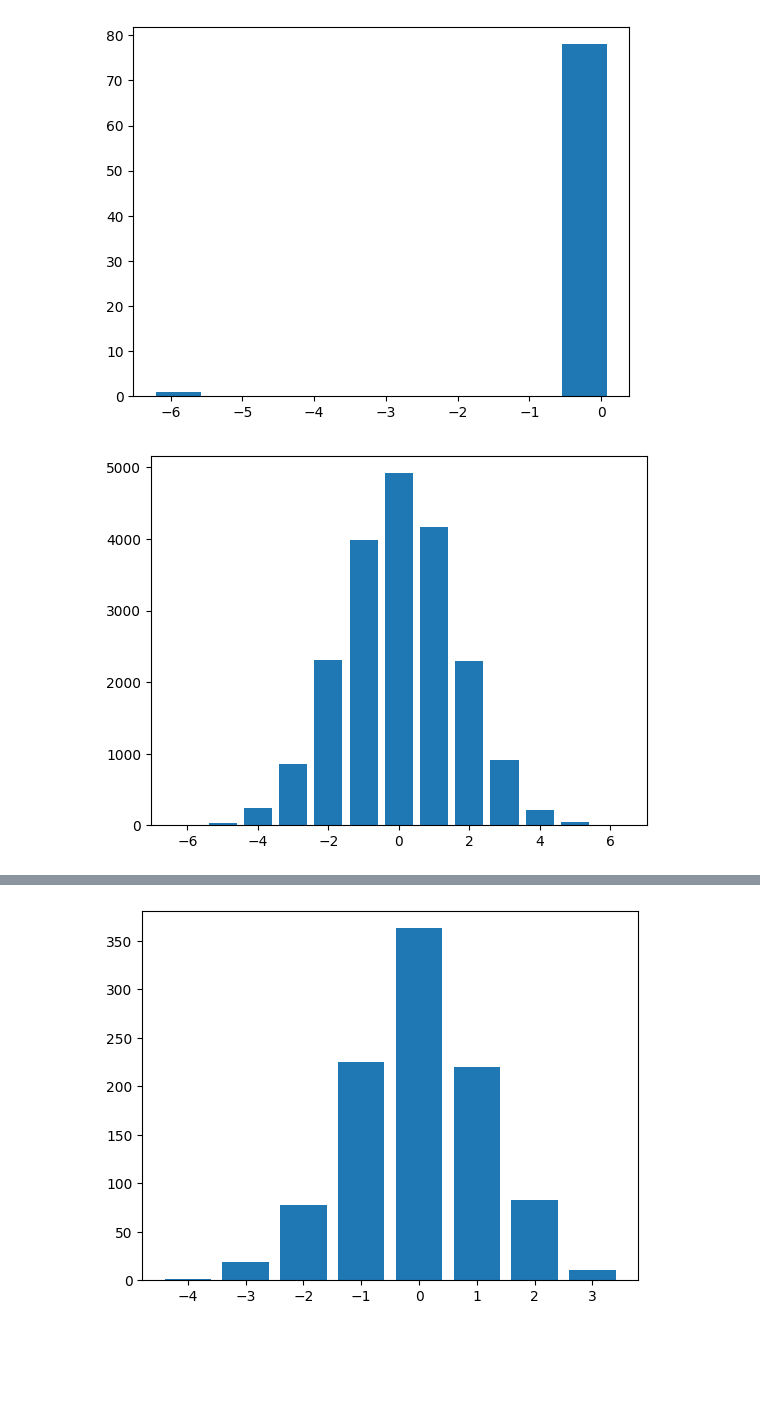
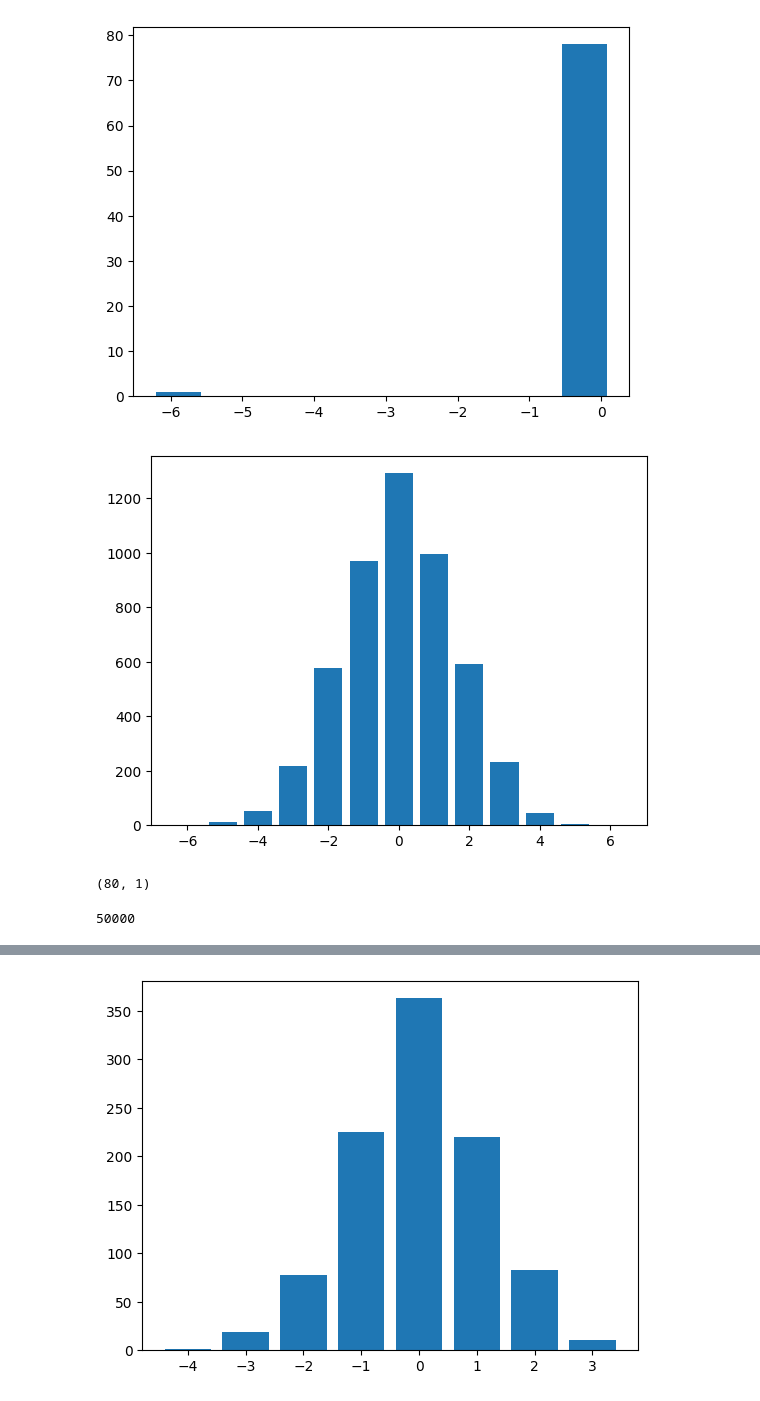
Before and after one commit to Gug-Young/Active_Rotator, a Jupyter notebook: Q-state/20240109 Qstate.ipynb, the cells around one changed output, grey strips where cells are left out. Drawn from its saved outputs; the diff is of its cells as text; code cells hidden in the pictures; blank space fills up the shorter version.

```diff
--- a/Q-state/20240109 Qstate.ipynb
+++ b/Q-state/20240109 Qstate.ipynb
@@ -313,19 +313,23 @@ warnings.filterwarnings(action='ignore')
 # %%
 N = 80
 k =  1  # number of link
 Aij = np.zeros((N,N))
 for i in range(N):
     j = np.arange((i-k),(i+k+1),1)%N
     Aij[i,j]= 1
     # Aij[i,i] = 0
 Qs_N = []
 rs_N = []
-for Q,r in parmap.map(Ensemble.get_Qr,np.arange(20000),t,N,Aij,pm_processes=12,pm_pbar=True):
+for Q,r in parmap.map(Ensemble.get_Qr,np.arange(5000),t,N,Aij,pm_processes=12,pm_pbar=True):
     Qs_N.append(*Q)
     rs_N.append(r)
 plt.bar(*np.unique(Qs_N, return_counts=True))
 plt.plot(r)
 plt.show()
-np.savez(f'dt=0.01/N={N},k={k}.npz', Qs = Qs_N,rs = rs_N)
+np.savez(f'dt=0.01/N={N},k={k} 3.npz', Qs = Qs_N,rs = rs_N)
 # %% [output]
-[figure, old version]
+[figure, new version]
+# %%
+N, k
+# %% [output]
+(80, 1)
@@ -331,0 +353,4 @@ np.savez(f'dt=0.01/N={N},k={k}.npz', Qs = Qs_N,rs = rs_N)
+# %%
+len(Qs)
+# %% [output]
+50000
```
Also changed, not shown: parts of 5 cells of this notebook, 4 other files.
